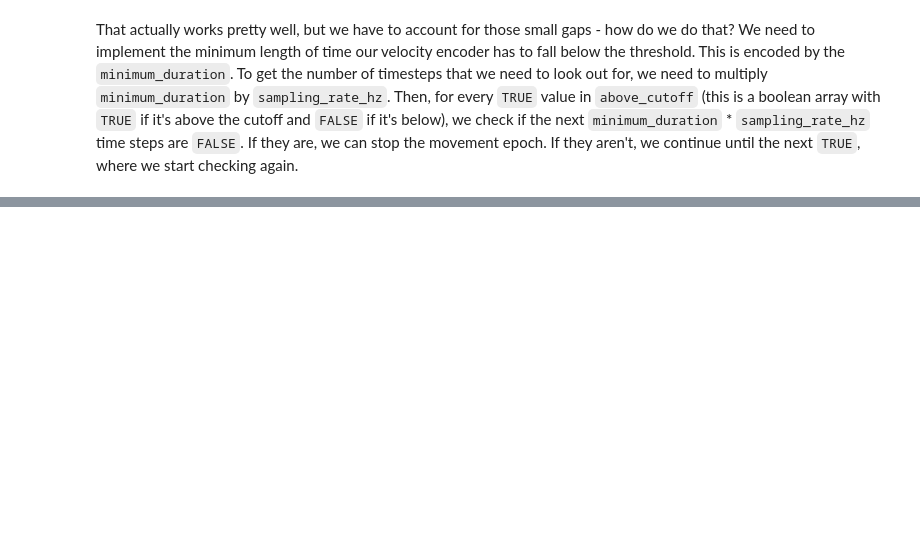
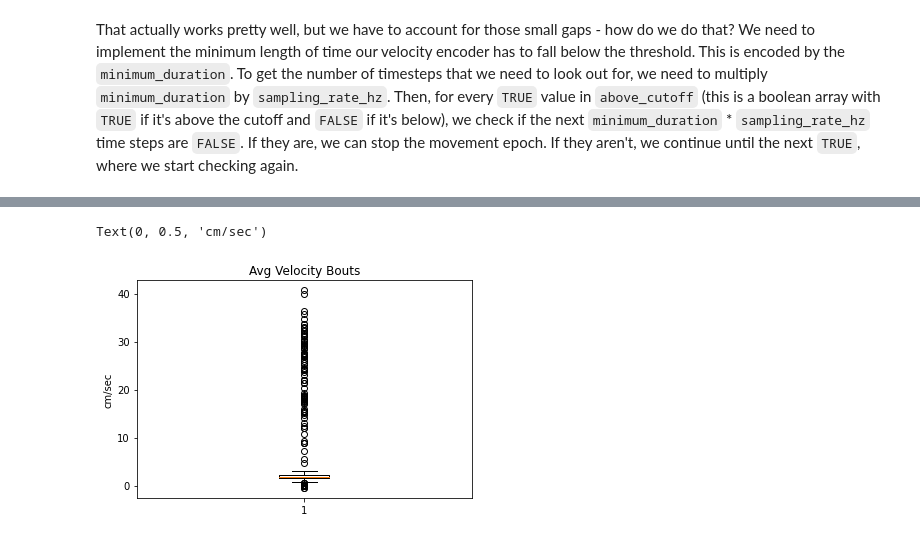
Before and after one commit to BevanLab/treadmill_analysis, a Jupyter notebook: Velocity Epochs Treadmill.ipynb, the cells around one changed output, grey strips where cells are left out. Drawn from its saved outputs; the diff is of its cells as text; code cells hidden in the pictures; blank space fills up the shorter version.

```diff
--- a/Velocity Epochs Treadmill.ipynb
+++ b/Velocity Epochs Treadmill.ipynb
@@ -169,0 +226,8 @@ above_cutoff[0*sampling_rate_hz:30*sampling_rate_hz].shape
+# %%
+def avg_velocity_bouts(indices):
+    avg_vels = []
+    for i in range(len(indices) - 1):
+        start, end = indices[i], indices[i + 1]
+        avg_vels.append(np.average(sweepY[int(start): int(end)]) * 100)
+        i += 2
+    return avg_vels
@@ -169,0 +315,10 @@ above_cutoff[0*sampling_rate_hz:30*sampling_rate_hz].shape
+# %%
+%matplotlib inline
+plt.boxplot(avg_velocity_bouts(indices))
+plt.title('Avg Velocity Bouts')
+plt.ylabel('cm/sec')
+
+#avg_velocity_bouts(indices)
+# %% [output]
+Text(0, 0.5, 'cm/sec')
+[figure, added]
```
Also changed, not shown: parts of 27 cells of this notebook, 2 other files.
